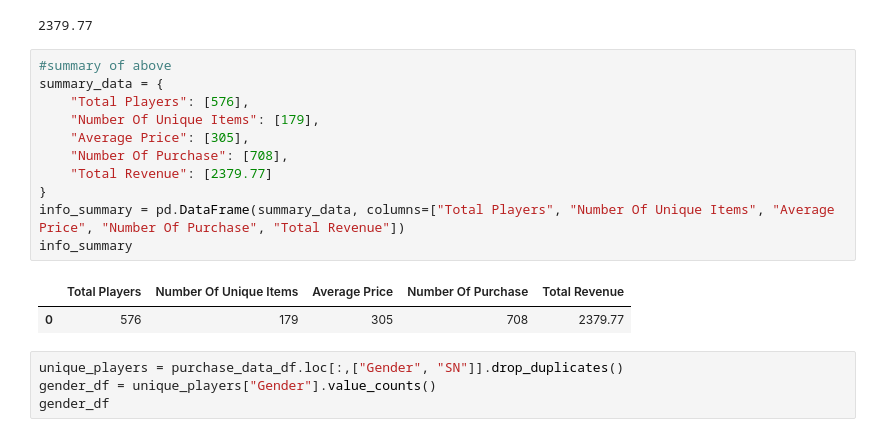
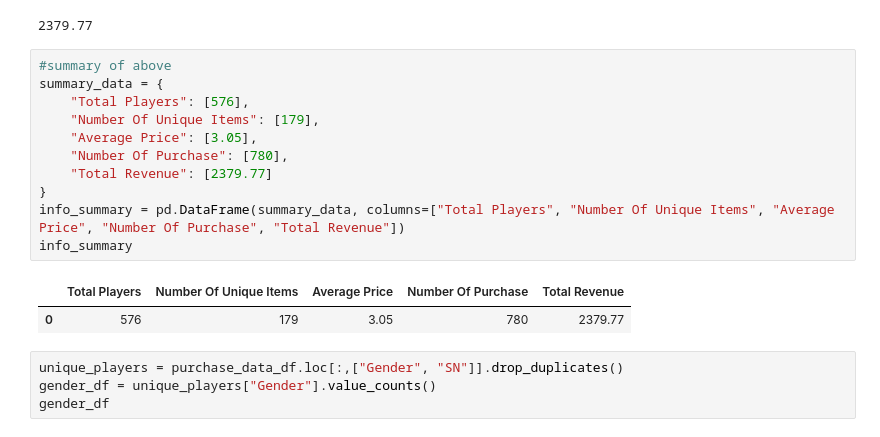
Before and after one commit to EmmaLimoli/pandas-challenge, a Jupyter notebook: HeroesOfPymoli/Pymoli Homework .ipynb, the cells around one changed output. Saved outputs shown, nothing was run; the diff lists cells and outputs as text.

```diff
--- a/HeroesOfPymoli/Pymoli Homework .ipynb
+++ b/HeroesOfPymoli/Pymoli Homework .ipynb
@@ -135,17 +135,17 @@ total
 # %%
 #summary of above
 summary_data = {
     "Total Players": [576],
     "Number Of Unique Items": [179],
-    "Average Price": [305],
-    "Number Of Purchase": [708],
+    "Average Price": [3.05],
+    "Number Of Purchase": [780],
     "Total Revenue": [2379.77]
 }
 info_summary = pd.DataFrame(summary_data, columns=["Total Players", "Number Of Unique Items", "Average Price", "Number Of Purchase", "Total Revenue"])
 info_summary
 # %% [output]
 |  | Total Players | Number Of Unique Items | Average Price | Number Of Purchase | Total Revenue |
-| 0 | 576 | 179 | 305 | 708 | 2379.77 |
+| 0 | 576 | 179 | 3.05 | 780 | 2379.77 |
 # %%
 unique_players = purchase_data_df.loc[:,["Gender", "SN"]].drop_duplicates()
 gender_df = unique_players["Gender"].value_counts()
```
Also changed, not shown: parts of 7 cells of this notebook.
